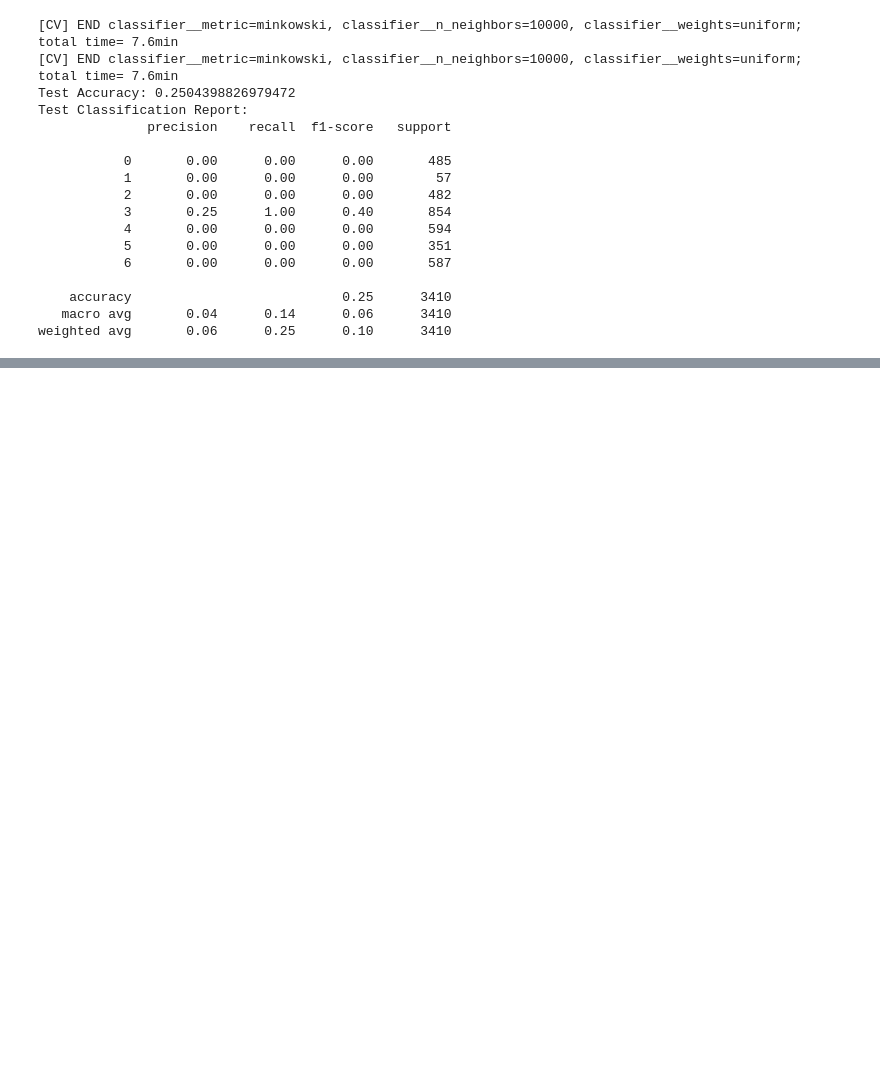
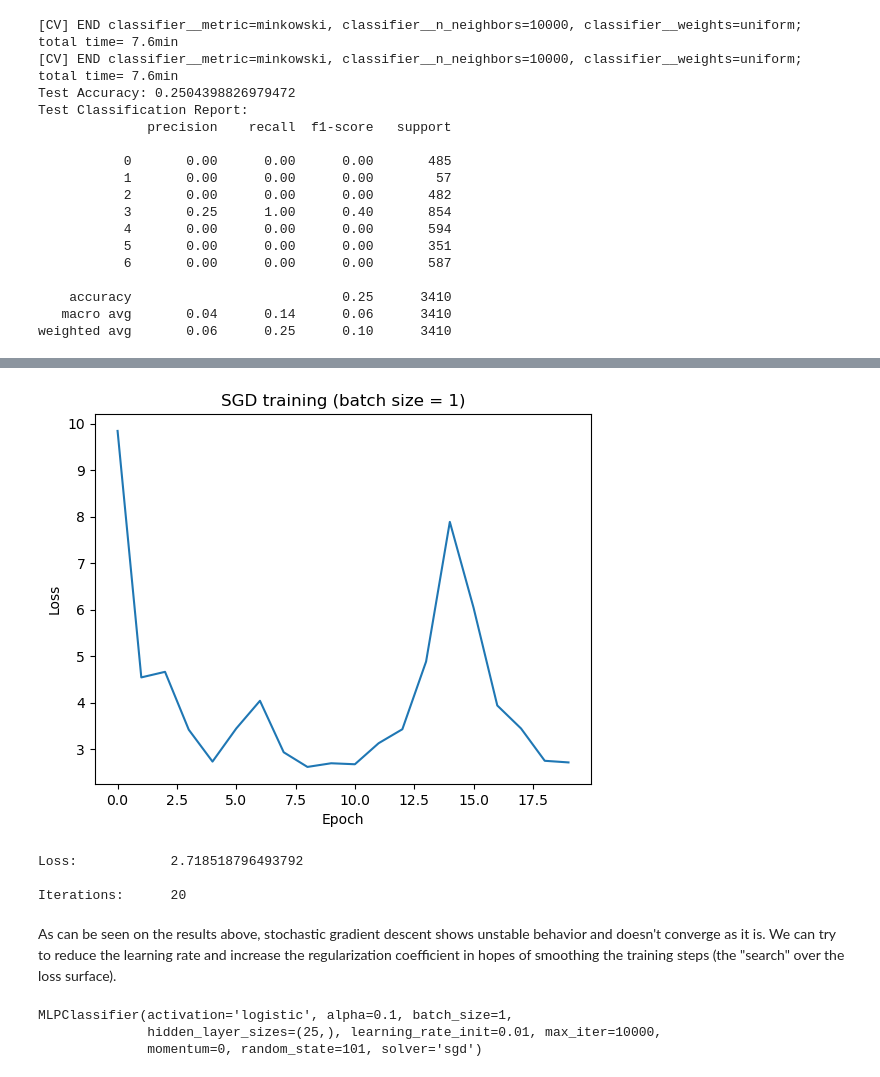
Before and after one commit to LDpNgn/Fundamental-ML, a Jupyter notebook: notebooks/EDA.ipynb, the cells around one changed output, grey strips where cells are left out. Cells and saved outputs as stored; diff of their text form; code cells hidden in the pictures; blank space fills up the shorter version.

```diff
--- a/notebooks/EDA.ipynb
+++ b/notebooks/EDA.ipynb
@@ -831,0 +1297,35 @@ weighted avg       0.06      0.25      0.10      3410
+# %%
+fig_mlp_SGD = plt.figure()
+ax1 = fig_mlp_SGD.add_subplot(111)
+ax1.plot(mlp_SGD.loss_curve_)
+ax1.set(title=r"SGD training (batch size = 1)", xlabel="Epoch", ylabel="Loss")
+
+plt.show()
+
+print('Loss: \t\t', mlp_SGD.loss_)
+print('Iterations: \t', mlp_SGD.n_iter_)
+# %% [output]
+[figure, added]
+Loss:            2.718518796493792
+
+Iterations:      20
+# %% [markdown]
+As can be seen on the results above, stochastic gradient descent shows unstable behavior and doesn't converge as it is. We can try to reduce the learning rate and increase the regularization coefficient in hopes of smoothing the training steps (the "search" over the loss surface).
+# %%
+mlp_SGD2 = MLPClassifier(solver="sgd")
+mlp_SGD2.hidden_layer_sizes = (25,)
+mlp_SGD2.activation = "logistic"
+mlp_SGD2.learning_rate_init = 0.01
+mlp_SGD2.alpha = 0.1
+mlp_SGD2.batch_size = 1
+mlp_SGD2.shuffle = True
+mlp_SGD2.random_state = 101
+mlp_SGD2.momentum = 0
+mlp_SGD2.verbose = False
+mlp_SGD2.max_iter = 10000
+
+mlp_SGD2.fit(X_train_reshape, y_train)
+# %% [output]
+MLPClassifier(activation='logistic', alpha=0.1, batch_size=1,
+              hidden_layer_sizes=(25,), learning_rate_init=0.01, max_iter=10000,
+              momentum=0, random_state=101, solver='sgd')
```
Also changed, not shown: parts of 161 cells of this notebook.
